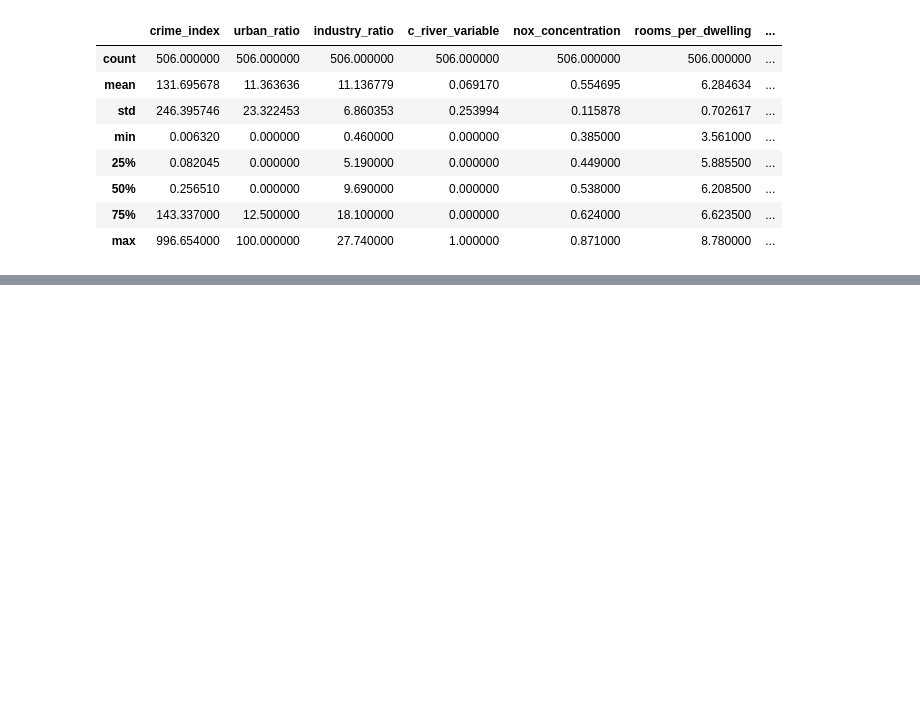
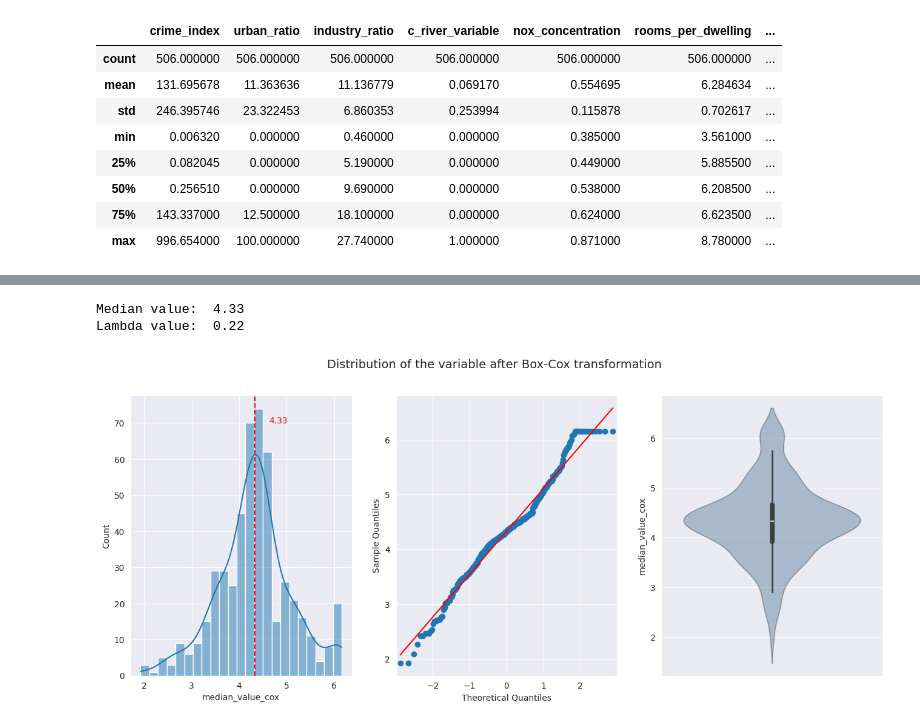
Before and after one commit to Chrissroman/md004_ha_dv, a Jupyter notebook: deliverables/MD004ChristianRomanMarinAC03.ipynb, the cells around one changed output, grey strips where cells are left out. Cells and saved outputs as stored; diff of their text form; code cells hidden in the pictures; blank space fills up the shorter version.

```diff
--- a/deliverables/MD004ChristianRomanMarinAC03.ipynb
+++ b/deliverables/MD004ChristianRomanMarinAC03.ipynb
@@ -118,0 +174,28 @@ data.describe()
+# %%
+from scipy import stats
+
+data['median_value_cox'], lambda_cox = stats.boxcox(data['median_value'])
+
+fig, ax = plt.subplots(figsize=(16, 6), dpi=100, ncols = 3)
+
+sns.histplot(data['median_value_cox'], kde = True, ax = ax[0])
+ax[0].axvline(data['median_value_cox'].median(), color='red', linestyle='--', label='Median')
+# Add label text
+ax[0].text(data['median_value_cox'].median() + 0.5, ax[0].get_ylim()[1]*0.9, np.round(data['median_value_cox'].median(), 2), color='red', fontsize=10, ha='center')
+
+sm.qqplot(data['median_value_cox'], line = 's', ax = ax[1])
+sns.violinplot(data['median_value_cox'], orient = 'v', saturation= 0.5, alpha = 0.4, ax = ax[2])
+
+# Print Median value
+print('Median value: ', np.round(data['median_value_cox'].median(), 2))
+print('Lambda value: ', np.round(lambda_cox, 2))
+
+
+
+plt.suptitle('Distribution of the variable after Box-Cox transformation', fontsize = 14)
+
+plt.show()
+# %% [output]
+Median value:  4.33
+Lambda value:  0.22
+[figure, added]
```
Also changed, not shown: parts of 25 cells of this notebook.
